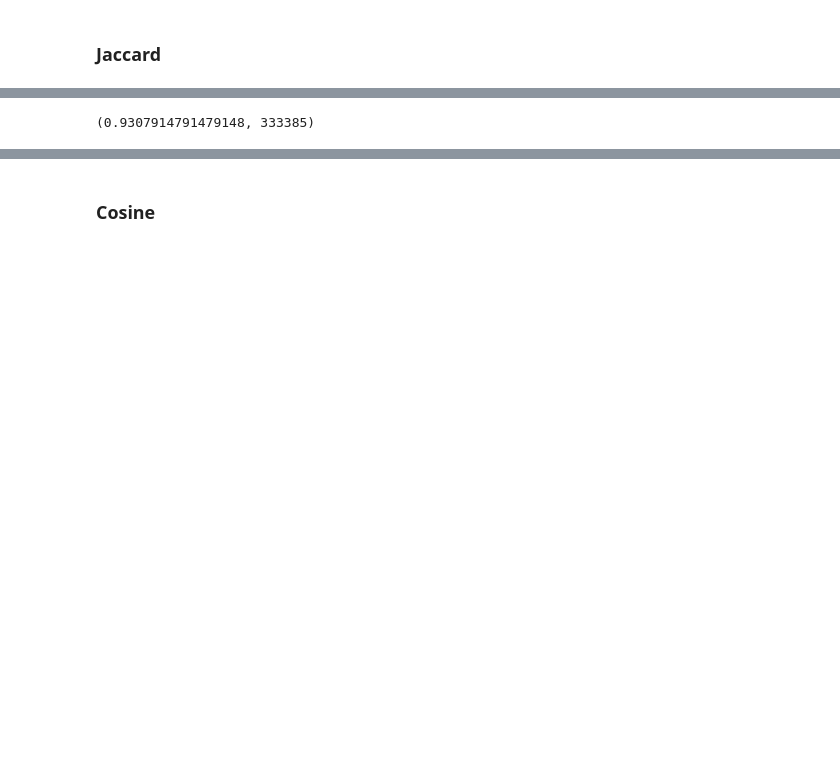
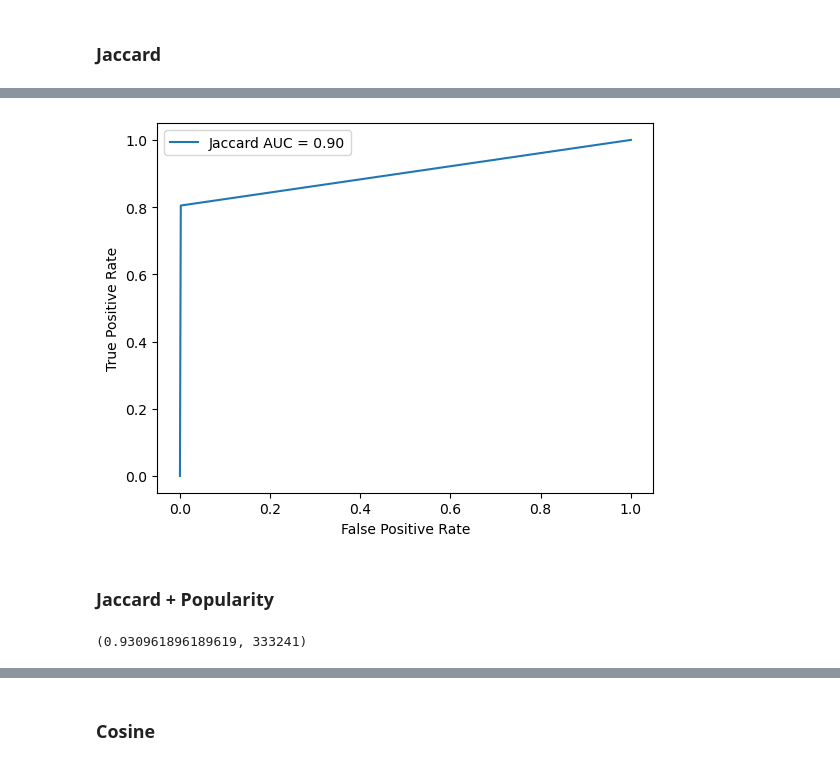
Before and after one commit to garrett-lam/twitchRec, a Jupyter notebook: twitchRec.ipynb, the cells around one changed output, grey strips where cells are left out. Cells and saved outputs as stored; diff of their text form; code cells hidden in the pictures; blank space fills up the shorter version.

```diff
--- a/twitchRec.ipynb
+++ b/twitchRec.ipynb
@@ -417,7 +446,14 @@ correct / (len(watchedValid) + len(notWatchedValid)) , p1
+# %%
+plot_roc_curve(y, jaccardLabels, "Jaccard")
+# %% [output]
+[figure, added]
+# %% [markdown]
+### Jaccard + Popularity
 # %%
 # Jaccard + Popularity
 correct = 0
 p1 = 0
+predLabels = []
 for (label,sample) in [(1, watchedValid), (0, notWatchedValid)]:
     for (u,s) in sample:
         maxSim = float('-inf')
@@ -429,6 +465,7 @@ for (label,sample) in [(1, watchedValid), (0, notWatchedValid)]:
             if len(usersPerStreamerTrain[s]) > 64:
                 pred = 1
                 p1 += 1
+            predLabels.append(pred)
         # user has been seen before
         else:
             for s2 in streamerPerUserTrain[u]:
@@ -442,10 +479,12 @@ for (label,sample) in [(1, watchedValid), (0, notWatchedValid)]:
                 pred = 1
                 p1 += 1
         if maxSim == float('-inf') and pred == 0:
+            predLabels.append(0)
             continue
         if pred == label:
             correct += 1
+        predLabels.append(pred)
 
 correct / (len(watchedValid) + len(notWatchedValid)) , p1
 # %% [output]
-(0.9307914791479148, 333385)
+(0.930961896189619, 333241)
```
Also changed, not shown: parts of 23 cells of this notebook.
